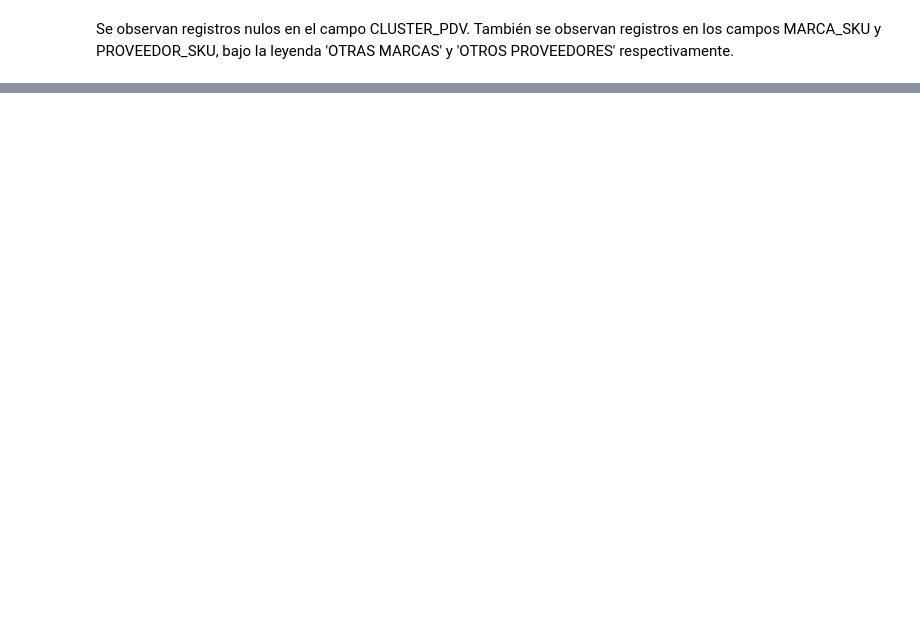
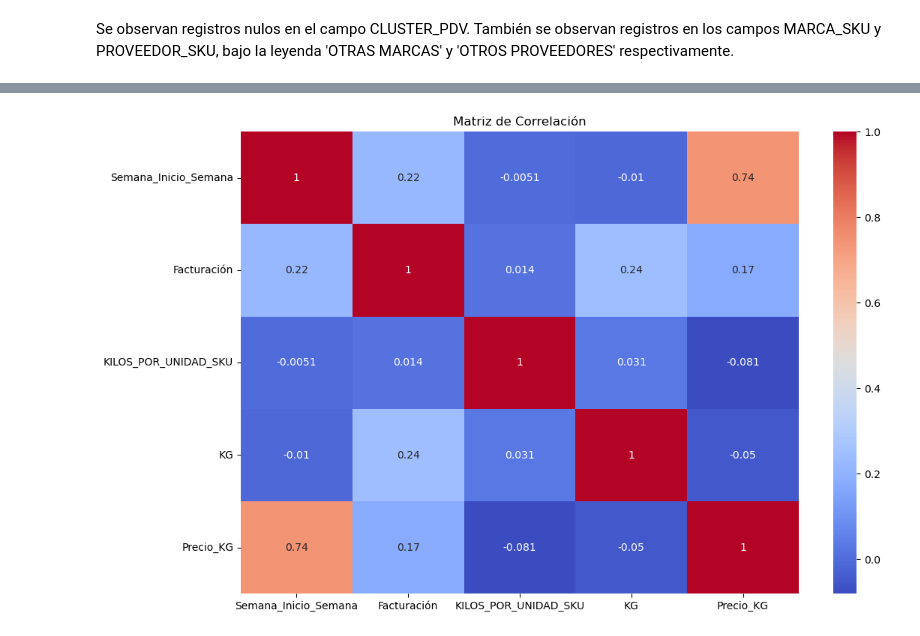
Before and after one commit to Hart-Hunt/Datasets, a Jupyter notebook: Nuevo_BTC.ipynb, the cells around one changed output, grey strips where cells are left out. Cells and saved outputs as stored; diff of their text form; code cells hidden in the pictures; blank space fills up the shorter version.

```diff
--- a/Nuevo_BTC.ipynb
+++ b/Nuevo_BTC.ipynb
@@ -472,0 +537,15 @@ Se observan registros nulos en el campo CLUSTER_PDV. También se observan regist
+# %%
+# Seleccionamos solo las columnas numéricas
+numerical_cols = df_VTA_006.select_dtypes(include=['float64', 'int64', 'datetime64[ns]']).columns
+df_numerical = df_VTA_006[numerical_cols]
+
+# Calculamos la matriz de correlación
+correlation_matrix = df_numerical.corr()
+
+# Graficamos el heatmap
+plt.figure(figsize=(12, 8))
+sns.heatmap(correlation_matrix, annot=True, cmap='coolwarm')
+plt.title('Matriz de Correlación')
+plt.show()
+# %% [output]
+[figure, added]
```
Also changed, not shown: parts of 25 cells of this notebook.
